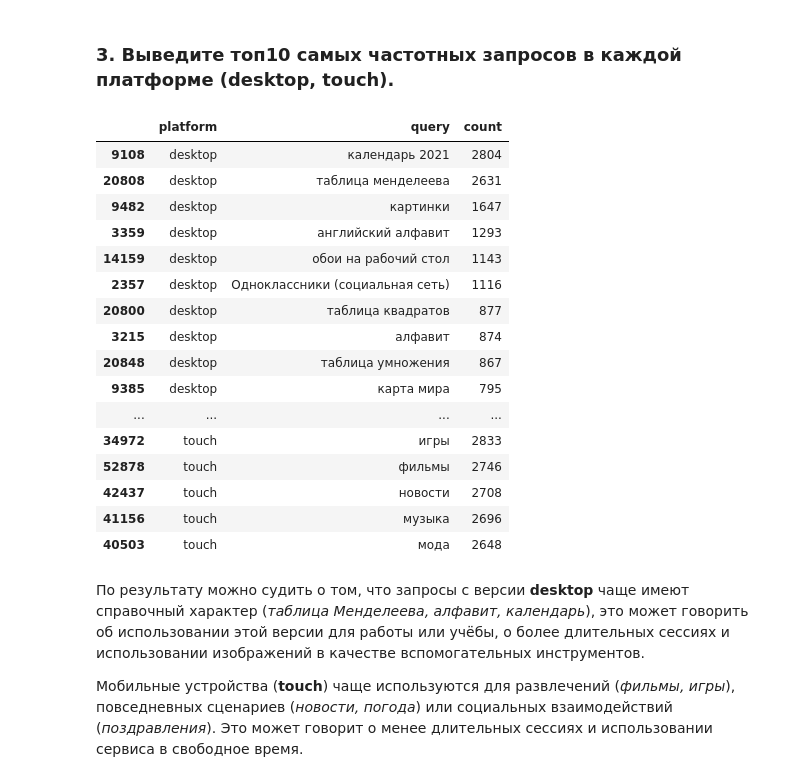
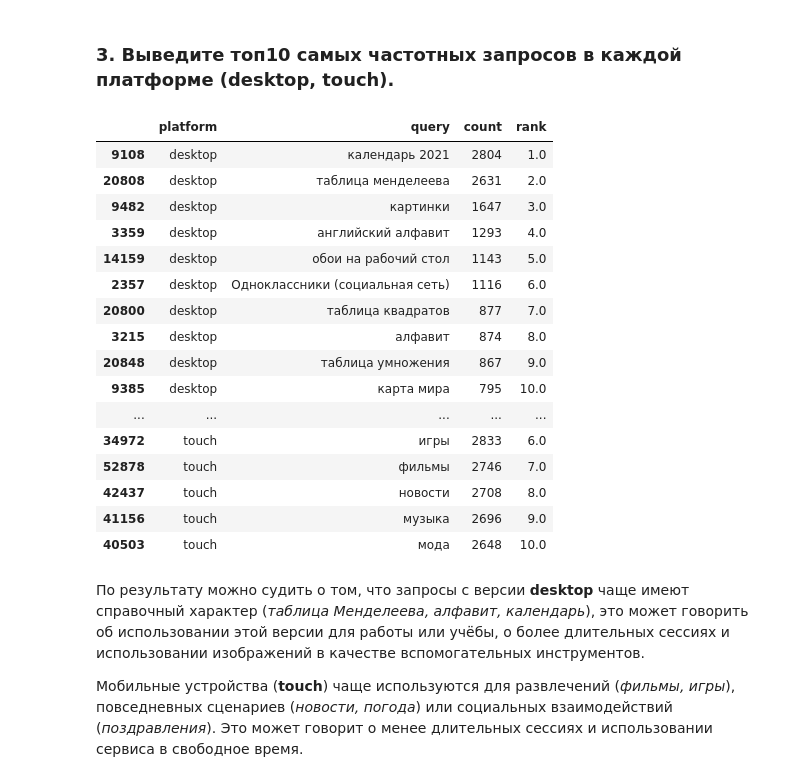
Before and after one commit to pnppl1/yandex_product_analysis, a Jupyter notebook: search_analysis.ipynb, the cells around one changed output. Cells and saved outputs as stored; diff of their text form; code cells hidden in the pictures.

```diff
--- a/search_analysis.ipynb
+++ b/search_analysis.ipynb
@@ -120,29 +124,35 @@ GROUP BY platform
 # %%
 # Подсчитываем количество запросов и сортируем по типу платформы
 top_queries = (
     df.groupby(["platform", "query"])
       .size()
       .reset_index(name="count")
       .sort_values(["platform", "count"], ascending=[True, False])
 )
 
+# Ранжируем полученные значения, чтобы можно было сделать фильтр в DataLens
+top_queries["rank"] = (
+    top_queries.groupby("platform")["count"]
+    .rank(method="first", ascending=False)
+)
+
 # Группируем данные по типу платформы и выводим топ-10 результатов
 top_queries.groupby("platform").head(10)
 # %% [output]
-|  | platform | query | count |
-| 9108 | desktop | календарь 2021 | 2804 |
-| 20808 | desktop | таблица менделеева | 2631 |
-| 9482 | desktop | картинки | 1647 |
-| 3359 | desktop | английский алфавит | 1293 |
-| 14159 | desktop | обои на рабочий стол | 1143 |
-| 2357 | desktop | Одноклассники (социальная сеть) | 1116 |
-| 20800 | desktop | таблица квадратов | 877 |
-| 3215 | desktop | алфавит | 874 |
-| 20848 | desktop | таблица умножения | 867 |
-| 9385 | desktop | карта мира | 795 |
-| ... | ... | ... | ... |
-| 34972 | touch | игры | 2833 |
-| 52878 | touch | фильмы | 2746 |
-| 42437 | touch | новости | 2708 |
-| 41156 | touch | музыка | 2696 |
-| 40503 | touch | мода | 2648 |
+|  | platform | query | count | rank |
+| 9108 | desktop | календарь 2021 | 2804 | 1.0 |
+| 20808 | desktop | таблица менделеева | 2631 | 2.0 |
+| 9482 | desktop | картинки | 1647 | 3.0 |
+| 3359 | desktop | английский алфавит | 1293 | 4.0 |
+| 14159 | desktop | обои на рабочий стол | 1143 | 5.0 |
+| 2357 | desktop | Одноклассники (социальная сеть) | 1116 | 6.0 |
+| 20800 | desktop | таблица квадратов | 877 | 7.0 |
+| 3215 | desktop | алфавит | 874 | 8.0 |
+| 20848 | desktop | таблица умножения | 867 | 9.0 |
+| 9385 | desktop | карта мира | 795 | 10.0 |
+| ... | ... | ... | ... | ... |
+| 34972 | touch | игры | 2833 | 6.0 |
+| 52878 | touch | фильмы | 2746 | 7.0 |
+| 42437 | touch | новости | 2708 | 8.0 |
+| 41156 | touch | музыка | 2696 | 9.0 |
+| 40503 | touch | мода | 2648 | 10.0 |
```
Also changed, not shown: parts of 5 cells of this notebook.
